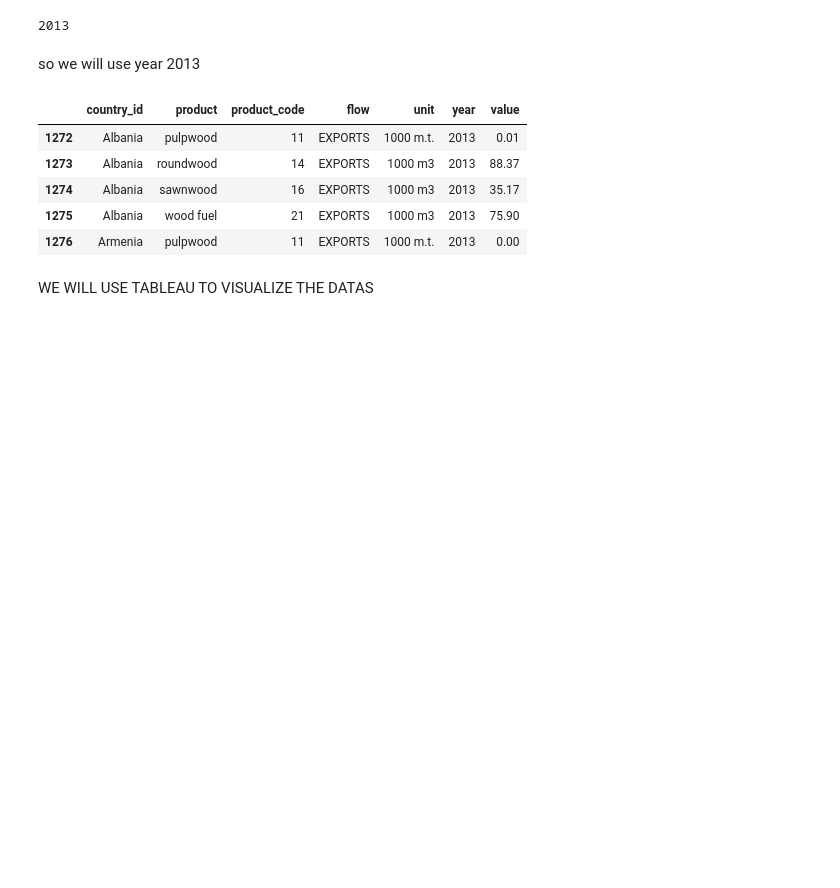
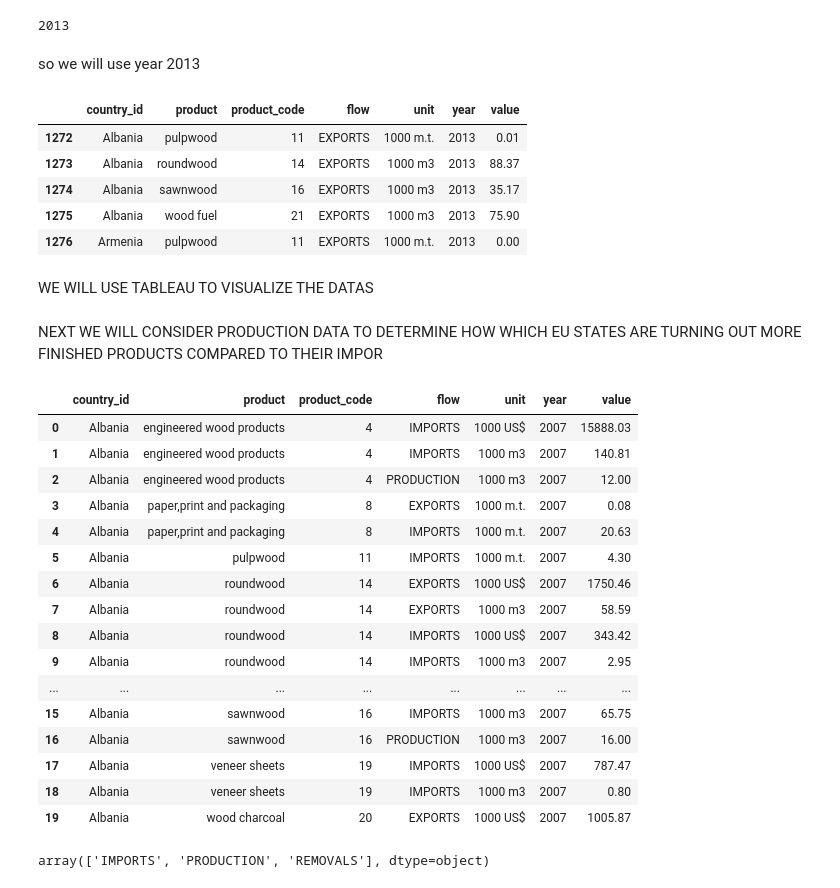
Before and after one commit to dubem12/mid_project, a Jupyter notebook: notebooks/cleaning_note2.ipynb, the cells around one changed output. Saved outputs shown, nothing was run; the diff lists cells and outputs as text; code cells hidden in the pictures; blank space fills up the shorter version.

```diff
--- a/notebooks/cleaning_note2.ipynb
+++ b/notebooks/cleaning_note2.ipynb
@@ -44,3 +62,26 @@ df.head()
 df.to_csv('../data/cleaned/2013_export.csv', index=False)
 # %% [markdown]
 WE WILL USE TABLEAU TO VISUALIZE THE DATAS
+# %% [markdown]
+NEXT WE WILL CONSIDER PRODUCTION DATA TO DETERMINE HOW WHICH EU STATES ARE TURNING OUT MORE FINISHED PRODUCTS COMPARED TO THEIR IMPOR
+# %%
+data= pd.read_csv('../data/cleaned/grouped_melted.csv')
+data.head(20)
+# %% [output]
+|  | country_id | product | product_code | flow | unit | year | value |
+| 0 | Albania | engineered wood products | 4 | IMPORTS | 1000 US$ | 2007 | 15888.03 |
+| 1 | Albania | engineered wood products | 4 | IMPORTS | 1000 m3 | 2007 | 140.81 |
+| 2 | Albania | engineered wood products | 4 | PRODUCTION | 1000 m3 | 2007 | 12.00 |
+| 3 | Albania | paper,print and packaging | 8 | EXPORTS | 1000 m.t. | 2007 | 0.08 |
+| 4 | Albania | paper,print and packaging | 8 | IMPORTS | 1000 m.t. | 2007 | 20.63 |
+| 5 | Albania | pulpwood | 11 | IMPORTS | 1000 m.t. | 2007 | 4.30 |
+| 6 | Albania | roundwood | 14 | EXPORTS | 1000 US$ | 2007 | 1750.46 |
+| 7 | Albania | roundwood | 14 | EXPORTS | 1000 m3 | 2007 | 58.59 |
+| 8 | Albania | roundwood | 14 | IMPORTS | 1000 US$ | 2007 | 343.42 |
+| 9 | Albania | roundwood | 14 | IMPORTS | 1000 m3 | 2007 | 2.95 |
+| ... | ... | ... | ... | ... | ... | ... | ... |
+| 15 | Albania | sawnwood | 16 | IMPORTS | 1000 m3 | 2007 | 65.75 |
+| 16 | Albania | sawnwood | 16 | PRODUCTION | 1000 m3 | 2007 | 16.00 |
+| 17 | Albania | veneer sheets | 19 | IMPORTS | 1000 US$ | 2007 | 787.47 |
+| 18 | Albania | veneer sheets | 19 | IMPORTS | 1000 m3 | 2007 | 0.80 |
+| 19 | Albania | wood charcoal | 20 | EXPORTS | 1000 US$ | 2007 | 1005.87 |
@@ -46,0 +90,6 @@ WE WILL USE TABLEAU TO VISUALIZE THE DATAS
+# %%
+#drop all exports value in flow column
+data2 = data2[data2['flow'] != 'EXPORTS']
+data2['flow'].unique()
+# %% [output]
+array(['IMPORTS', 'PRODUCTION', 'REMOVALS'], dtype=object)
```
Also changed, not shown: parts of 22 cells of this notebook, 19 other files.
